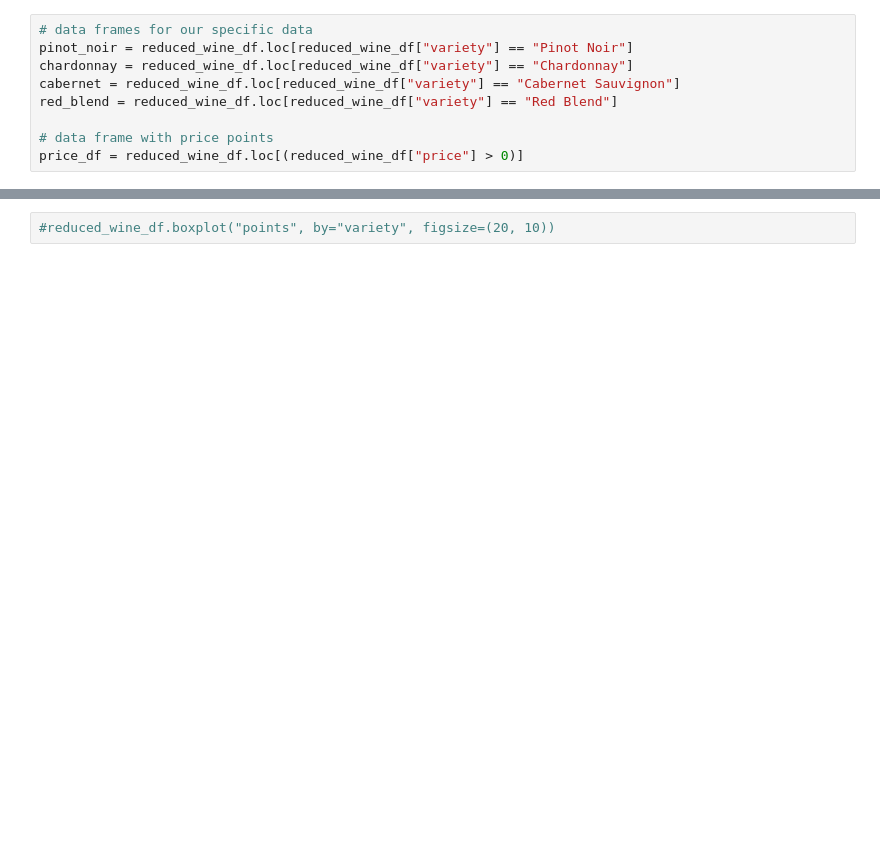
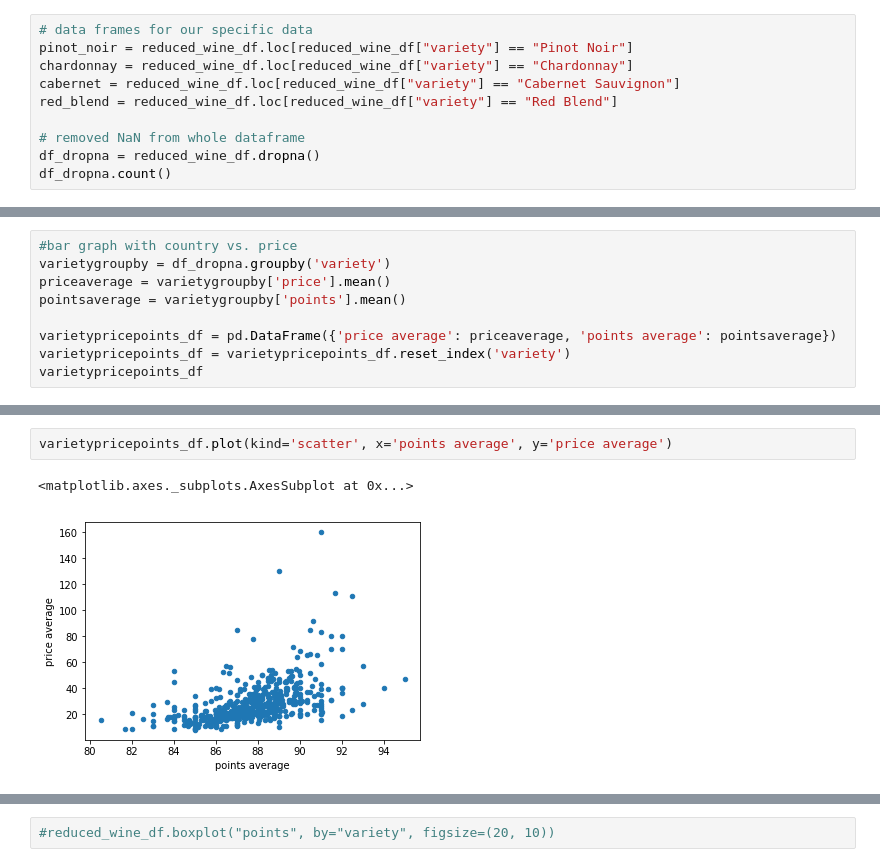
Before and after one commit to SpencerHitchcock/data-project-one, a Jupyter notebook: data_explore2.ipynb, the cells around one changed output, grey strips where cells are left out. Saved outputs shown, nothing was run; the diff lists cells and outputs as text; blank space fills up the shorter version.

```diff
--- a/data_explore2.ipynb
+++ b/data_explore2.ipynb
@@ -24,5 +24,6 @@ chardonnay = reduced_wine_df.loc[reduced_wine_df["variety"] == "Chardonnay"]
 cabernet = reduced_wine_df.loc[reduced_wine_df["variety"] == "Cabernet Sauvignon"]
 red_blend = reduced_wine_df.loc[reduced_wine_df["variety"] == "Red Blend"]
 
-# data frame with price points
-price_df = reduced_wine_df.loc[(reduced_wine_df["price"] > 0)]
+# removed NaN from whole dataframe
+df_dropna = reduced_wine_df.dropna()
+df_dropna.count()
@@ -37,0 +41,9 @@ F_onewayResult(statistic=312.67809989095554, pvalue=7.251864807709925e-201)
+# %%
+#bar graph with country vs. price
+varietygroupby = df_dropna.groupby('variety')
+priceaverage = varietygroupby['price'].mean()
+pointsaverage = varietygroupby['points'].mean()
+
+varietypricepoints_df = pd.DataFrame({'price average': priceaverage, 'points average': pointsaverage})
+varietypricepoints_df = varietypricepoints_df.reset_index('variety')
+varietypricepoints_df
@@ -37,0 +69,5 @@ F_onewayResult(statistic=312.67809989095554, pvalue=7.251864807709925e-201)
+# %%
+varietypricepoints_df.plot(kind='scatter', x='points average', y='price average')
+# %% [output]
+<matplotlib.axes._subplots.AxesSubplot at 0x...>
+[figure, added]
```
Also changed, not shown: parts of 8 cells of this notebook.
